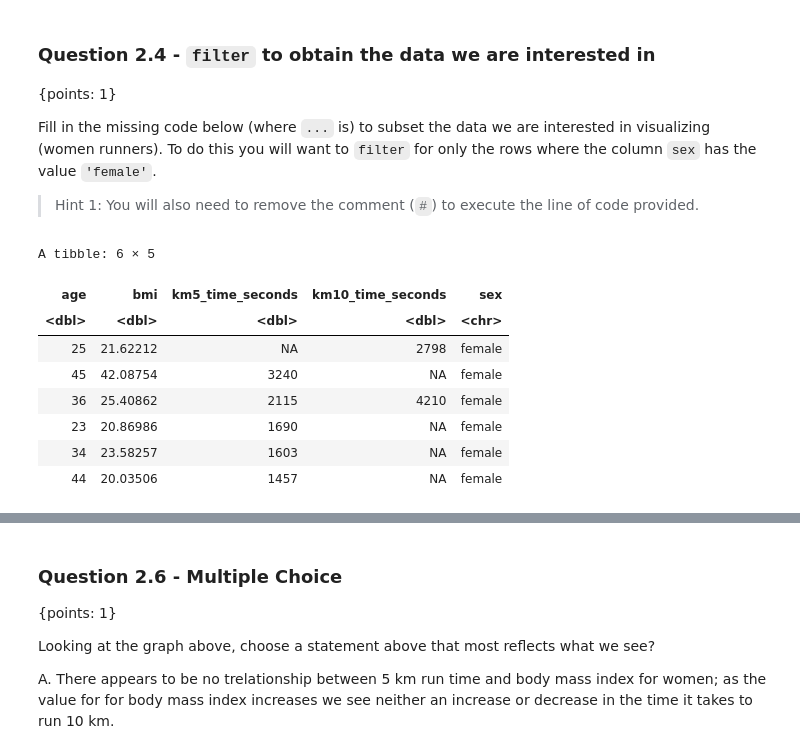
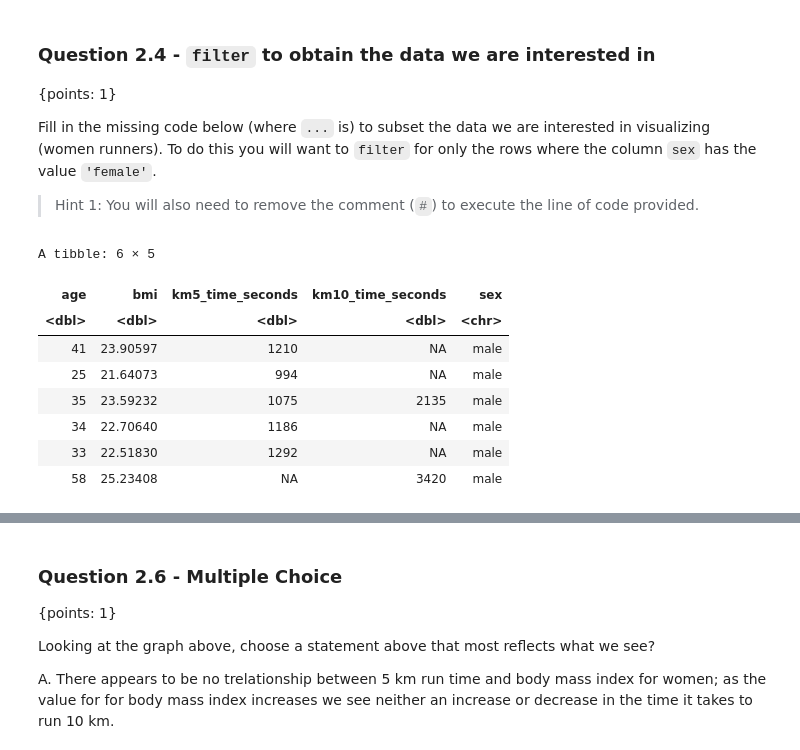
Before and after one commit to ttimbers/jupyter-nbgrader-r, a Jupyter notebook: submitted/hacker/worksheet_01_r/worksheet_01_r.ipynb, the cells around one changed output, grey strips where cells are left out. Cells and saved outputs as stored; diff of their text form; code cells hidden in the pictures.

```diff
--- a/submitted/hacker/worksheet_01_r/worksheet_01_r.ipynb
+++ b/submitted/hacker/worksheet_01_r/worksheet_01_r.ipynb
@@ -144,7 +149,7 @@ Fill in the missing code below (where `...` is) to load this data into R.  To do
 >
 > Hint 2: If you need additional help try `?read_csv` and/or ask your neighbours or the Instructional team for help.
 # %%
-race_times <- read_csv("race_times.csv")
+race_times <- read_delim("race_times.csv", delim = ",")
 
 head(race_times)
 # %% [output]
@@ -178,20 +181,19 @@ Fill in the missing code below (where `...` is) to subset the data we are intere
 
 > Hint 1: You will also need to remove the comment (`#`) to execute the line of code provided.
 # %%
-race_times_women <- filter(race_times, sex == 'female')
-
+race_times_women <- filter(race_times, sex == 'male')
 
 head(race_times_women)
 # %% [output]
 A tibble: 6 × 5
 | age | bmi | km5_time_seconds | km10_time_seconds | sex |
 | <dbl> | <dbl> | <dbl> | <dbl> | <chr> |
-| 25 | 21.62212 | NA | 2798 | female |
-| 45 | 42.08754 | 3240 | NA | female |
-| 36 | 25.40862 | 2115 | 4210 | female |
-| 23 | 20.86986 | 1690 | NA | female |
-| 34 | 23.58257 | 1603 | NA | female |
-| 44 | 20.03506 | 1457 | NA | female |
+| 41 | 23.90597 | 1210 | NA | male |
+| 25 | 21.64073 | 994 | NA | male |
+| 35 | 23.59232 | 1075 | 2135 | male |
+| 34 | 22.70640 | 1186 | NA | male |
+| 33 | 22.51830 | 1292 | NA | male |
+| 58 | 25.23408 | NA | 3420 | male |
 # %%
 # run this cell to test your answer to the question above
 test_2.4()
```
Also changed, not shown: parts of 16 cells of this notebook, 9 other files.
